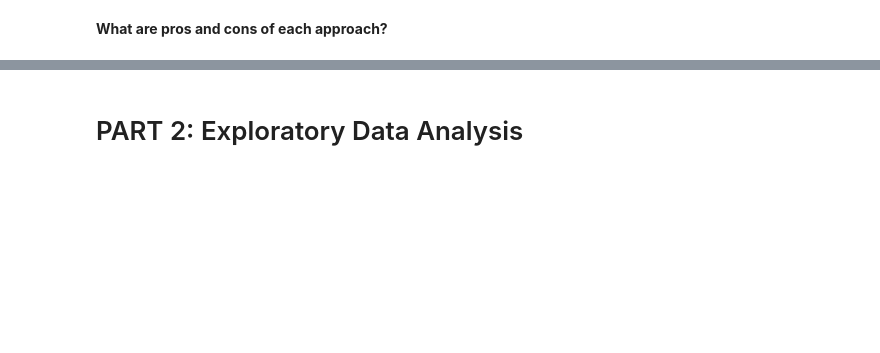
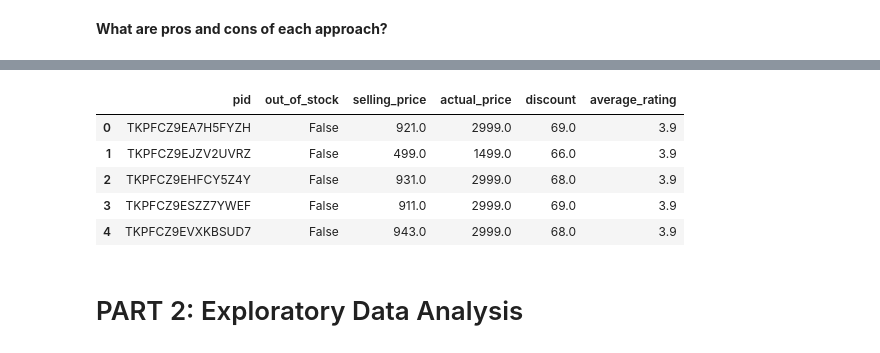
Before and after one commit to laxhoni/IRWA_Final_Project, a Jupyter notebook: project_progress/part_1/project_part_1.ipynb, the cells around one changed output, grey strips where cells are left out. Cells and saved outputs as stored; diff of their text form; code cells hidden in the pictures; blank space fills up the shorter version.

```diff
--- a/project_progress/part_1/project_part_1.ipynb
+++ b/project_progress/part_1/project_part_1.ipynb
@@ -312,2 +320,33 @@ display(products_cleaned[cols_to_show].head())
+# %%
+products_cleaned = products_cleaned.copy()
+
+# 1️Convert boolean
+products_cleaned['out_of_stock'] = products_cleaned['out_of_stock'].astype(bool)
+
+# Helper function to clean numeric fields
+def clean_numeric(value):
+    if isinstance(value, str):
+        value = re.sub(r'[^\d.,]', '', value).replace(',', '')
+    try:
+        return float(value)
+    except:
+        return np.nan
+
+# Apply cleaning to numeric columns
+for col in ['selling_price', 'actual_price', 'discount', 'average_rating']:
+    products_cleaned[col] = products_cleaned[col].apply(clean_numeric)
+
+# Ensure discount is in valid range
+products_cleaned['discount'] = products_cleaned['discount'].clip(0, 100)
+
+#Display result to verify
+products_cleaned[['pid', 'out_of_stock', 'selling_price', 'actual_price', 'discount', 'average_rating']].head()
+# %% [output]
+|  | pid | out_of_stock | selling_price | actual_price | discount | average_rating |
+| 0 | TKPFCZ9EA7H5FYZH | False | 921.0 | 2999.0 | 69.0 | 3.9 |
+| 1 | TKPFCZ9EJZV2UVRZ | False | 499.0 | 1499.0 | 66.0 | 3.9 |
+| 2 | TKPFCZ9EHFCY5Z4Y | False | 931.0 | 2999.0 | 68.0 | 3.9 |
+| 3 | TKPFCZ9ESZZ7YWEF | False | 911.0 | 2999.0 | 69.0 | 3.9 |
+| 4 | TKPFCZ9EVXKBSUD7 | False | 943.0 | 2999.0 | 68.0 | 3.9 |
 # %% [markdown]
 # PART 2: Exploratory Data Analysis
```
Also changed, not shown: parts of 25 cells of this notebook.
